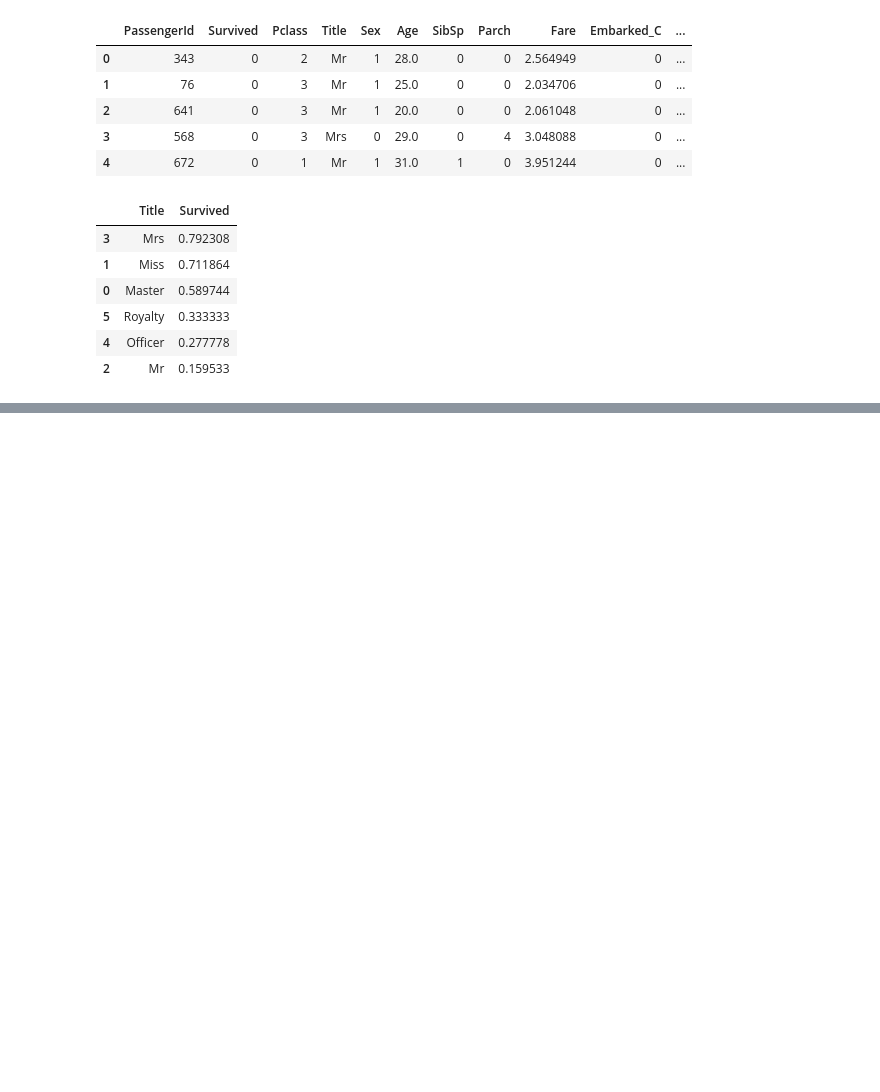
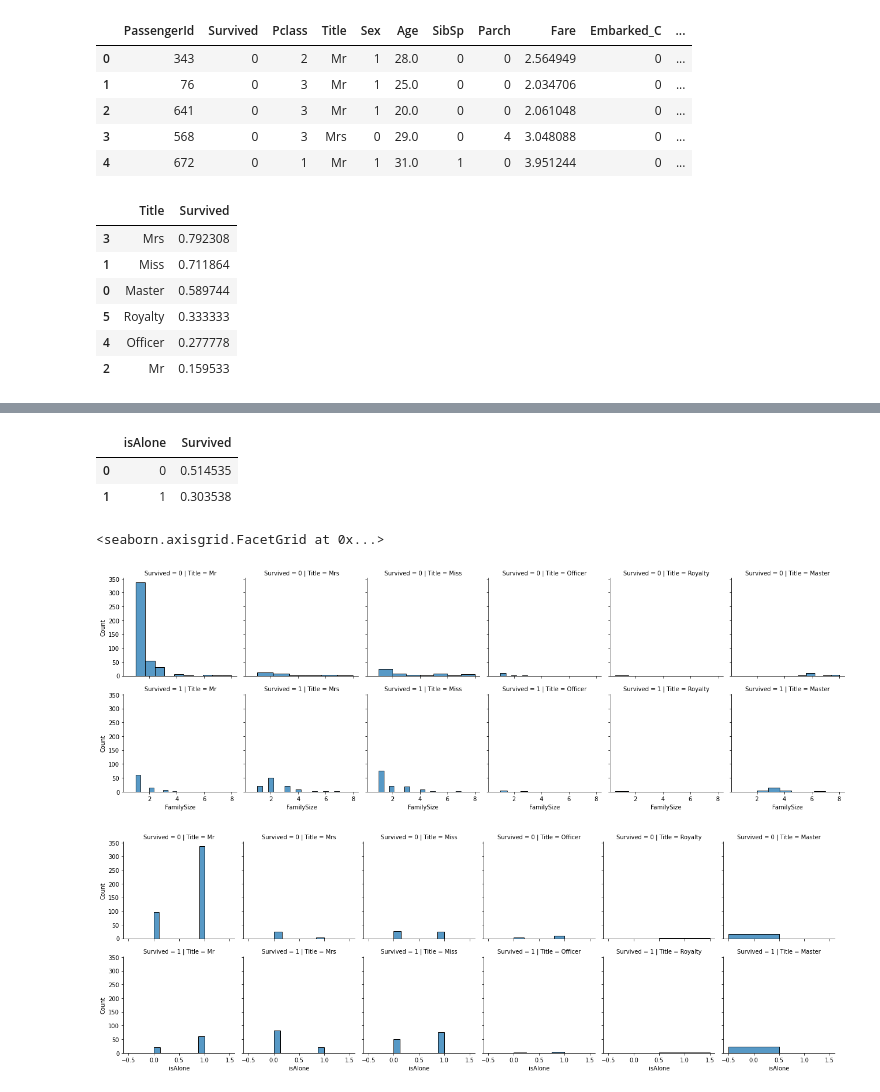
Before and after one commit to ziadhegazi/Intro-to-Artifictial-Intelligence, a Jupyter notebook: Data Visualisation/DV Checkpoint.ipynb, the cells around one changed output, grey strips where cells are left out. Drawn from its saved outputs; the diff is of its cells as text; code cells hidden in the pictures; blank space fills up the shorter version.

Commit message:
Refined the data cleaning, removing some useless features and creating new ones

```diff
--- a/Data Visualisation/DV Checkpoint.ipynb
+++ b/Data Visualisation/DV Checkpoint.ipynb
@@ -349,7 +349,7 @@ new_data[["Title", "Survived"]].groupby("Title", as_index=False).mean().sort_val
 # %%
 # Adding the SibSp and Parch columns into one column called FamilySize
 
-new_data["FamilySize"] = new_data["Parch"] + new_data["SibSp"]
+new_data["FamilySize"] = new_data["Parch"] + new_data["SibSp"] + 1
 new_data.drop(columns=["SibSp", "Parch"], inplace=True)
 
 new_data.head()
@@ -355,0 +375,6 @@ new_data.head()
+# %%
+# Creating a feature called isAlone to determine if the passenger is alone or not
+
+new_data["isAlone"] = 0
+new_data.loc[new_data["FamilySize"] == 1, "isAlone"] = 1
+new_data[["FamilySize", "isAlone"]].head()
@@ -356,8 +388,18 @@ new_data.head()
+# %%
+new_data[["isAlone", "Survived"]].groupby("isAlone", as_index=False).mean().sort_values(by="Survived", ascending=False)
+# %% [output]
+|  | isAlone | Survived |
+| 0 | 0 | 0.514535 |
+| 1 | 1 | 0.303538 |
 # %%
 # Displaying the correlation between (Title, FamilySize and Survived) and (Title, Fare and Survived)
 grid = sb.FacetGrid(new_data, col="Title", row="Survived")
 grid.map(sb.histplot, "FamilySize")
 
-grid = sb.FacetGrid(new_data, col="Title", row="Survived", hue="FamilySize")
-grid.map(sb.histplot, "Fare")
+grid = sb.FacetGrid(new_data, col="Title", row="Survived")
+grid.map(sb.histplot, "isAlone")
 grid.add_legend()
+# %% [output]
+<seaborn.axisgrid.FacetGrid at 0x...>
+[figure, added]
+[figure, added]
```
Also changed, not shown: parts of 7 cells of this notebook.
